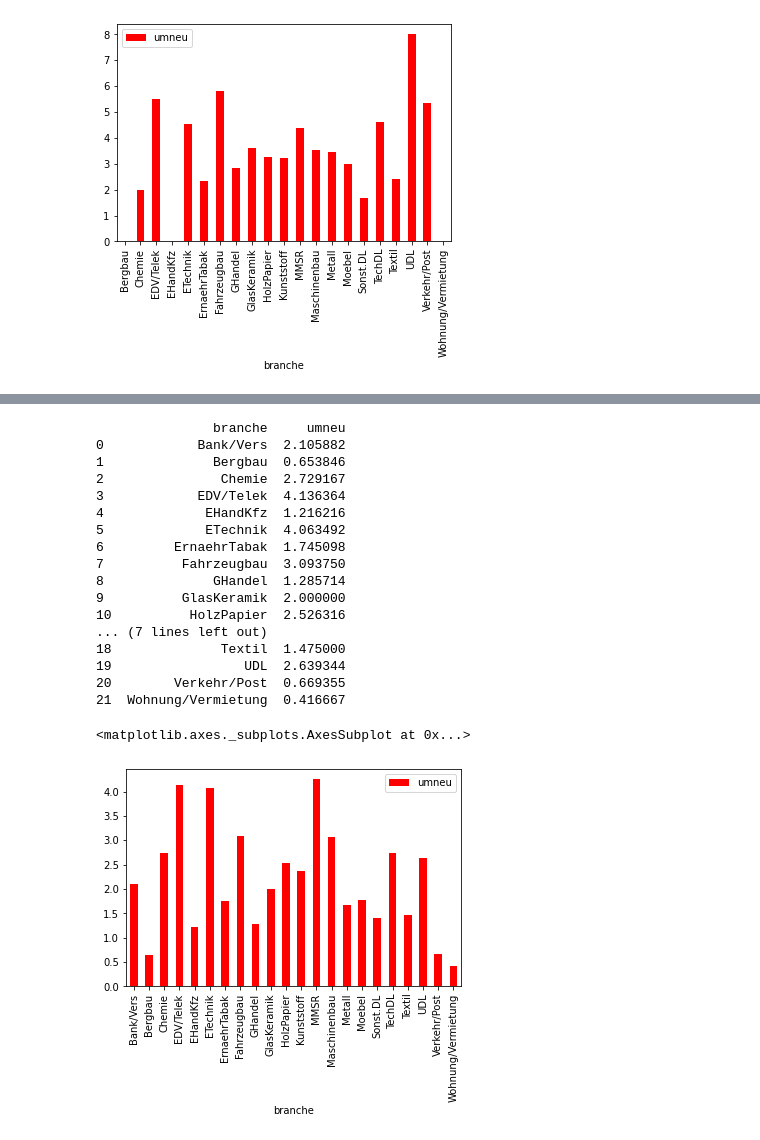
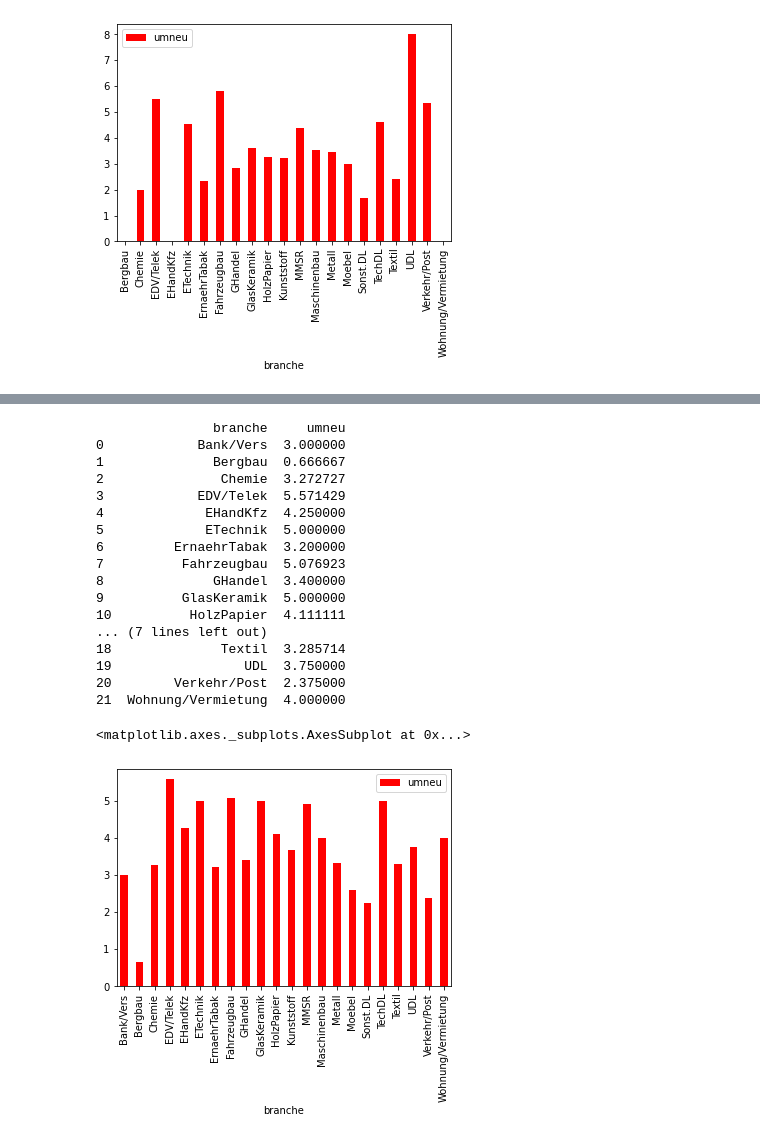
Before and after one commit to limarizon/Economics-and-Innovation-of-IP-Practica, a Jupyter notebook: script.ipynb, the cells around one changed output, grey strips where cells are left out. Cells and saved outputs as stored; diff of their text form; code cells hidden in the pictures.

```diff
--- a/script.ipynb
+++ b/script.ipynb
@@ -311,30 +275,32 @@ plt.show()
 # %%
-#Copyrights
-dfCommon = dataSet.filter(items=['branche', 'umneu', 'schutz4'])
-dfCommon = dfCommon.replace(['x=0','0<x<5','5<=x<10','10<=x<15','15<=x<20',
+#Confidentiality
+dfCommon5 = dataSet.filter(items=['branche', 'umneu', 'schutz5'])
+dfCommon5 = dfCommon5.replace(['x=0','0<x<5','5<=x<10','10<=x<15','15<=x<20',
                                            '20<=x<30','30<=x<50', '50<=x<75', '75<=x<=100'],
                                           [0,1,2,3,4,5,6,7,8])
-dfCommon['branche'].unique()
-copyrightsAnalysis = dfCommon.groupby('branche', as_index=False)['umneu'].mean()
-print(copyrightsAnalysis)
-copyrightsAnalysis.plot(kind='bar', x='branche', y= 'umneu', color='red')
+dfCommon5 = dfCommon5.loc[dfCommon5['schutz5']=='ja']
+
+dfCommon5['branche'].unique()
+confidentialityAnalysis = dfCommon5.groupby('branche', as_index=False)['umneu'].mean()
+print(confidentialityAnalysis)
+confidentialityAnalysis.plot(kind='bar', x='branche', y= 'umneu', color='red')
 # %% [output]
                branche     umneu
-0            Bank/Vers  2.105882
-1              Bergbau  0.653846
-2               Chemie  2.729167
-3            EDV/Telek  4.136364
-4             EHandKfz  1.216216
-5             ETechnik  4.063492
-6         ErnaehrTabak  1.745098
-7          Fahrzeugbau  3.093750
-8              GHandel  1.285714
-9          GlasKeramik  2.000000
-10          HolzPapier  2.526316
+0            Bank/Vers  3.000000
+1              Bergbau  0.666667
+2               Chemie  3.272727
+3            EDV/Telek  5.571429
+4             EHandKfz  4.250000
+5             ETechnik  5.000000
+6         ErnaehrTabak  3.200000
+7          Fahrzeugbau  5.076923
+8              GHandel  3.400000
+9          GlasKeramik  5.000000
+10          HolzPapier  4.111111
 ... (7 lines left out)
-18              Textil  1.475000
-19                 UDL  2.639344
-20        Verkehr/Post  0.669355
-21  Wohnung/Vermietung  0.416667
+18              Textil  3.285714
+19                 UDL  3.750000
+20        Verkehr/Post  2.375000
+21  Wohnung/Vermietung  4.000000
 <matplotlib.axes._subplots.AxesSubplot at 0x...>
-[figure, old version]
+[figure, new version]
```
Also changed, not shown: parts of 8 cells of this notebook.
